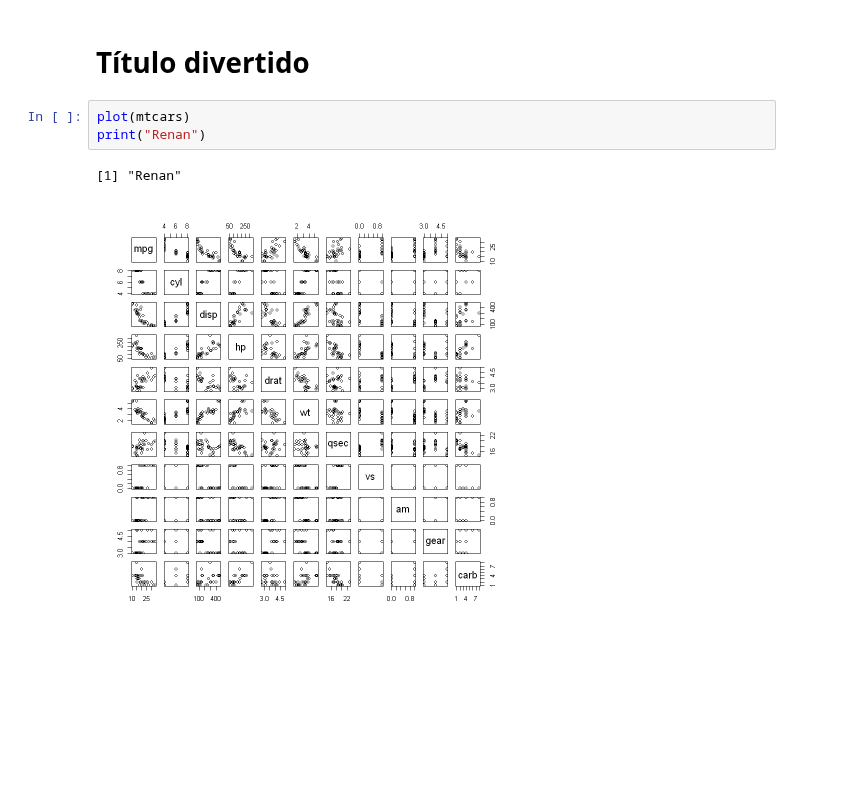
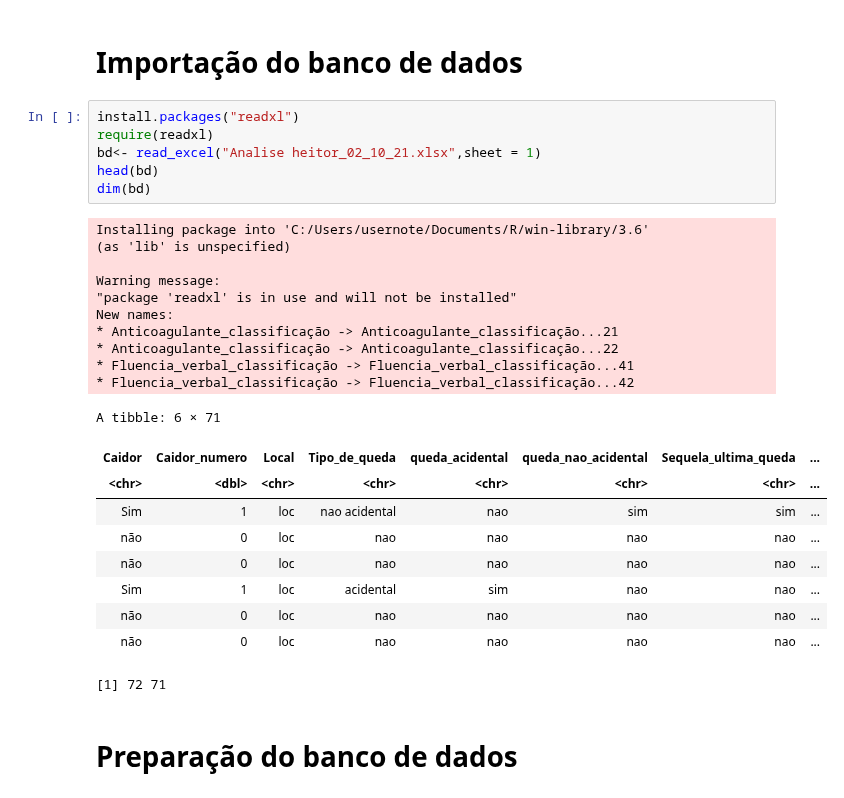
Before and after one commit to RenanBaltar/Analises_Heitor, a Jupyter notebook: Analise_Heitor.ipynb, the cells around one changed output. Drawn from its saved outputs; the diff is of its cells as text; blank space fills up the shorter version.

Commit message:
analise-heitor

```diff
--- a/Analise_Heitor.ipynb
+++ b/Analise_Heitor.ipynb
@@ -1,8 +1,31 @@
-# %% [markdown]
-# Título divertido
-# %%
-plot(mtcars)
-print("Renan")
-# %% [output]
-[1] "Renan"
-[figure, removed]
+# %% [markdown]
+# Importação do banco de dados
+# %%
+install.packages("readxl")
+require(readxl)
+bd<- read_excel("Analise heitor_02_10_21.xlsx",sheet = 1)
+head(bd)
+dim(bd)
+# %% [output]
+Installing package into 'C:/Users/usernote/Documents/R/win-library/3.6'
+(as 'lib' is unspecified)
+
+Warning message:
+"package 'readxl' is in use and will not be installed"
+New names:
+* Anticoagulante_classificação -> Anticoagulante_classificação...21
+* Anticoagulante_classificação -> Anticoagulante_classificação...22
+* Fluencia_verbal_classificação -> Fluencia_verbal_classificação...41
+* Fluencia_verbal_classificação -> Fluencia_verbal_classificação...42
+A tibble: 6 × 71
+| Caidor | Caidor_numero | Local | Tipo_de_queda | queda_acidental | queda_nao_acidental | Sequela_ultima_queda | ... |
+| <chr> | <dbl> | <chr> | <chr> | <chr> | <chr> | <chr> | ... |
+| Sim | 1 | loc | nao acidental | nao | sim | sim | ... |
+| não | 0 | loc | nao | nao | nao | nao | ... |
+| não | 0 | loc | nao | nao | nao | nao | ... |
+| Sim | 1 | loc | acidental | sim | nao | nao | ... |
+| não | 0 | loc | nao | nao | nao | nao | ... |
+| não | 0 | loc | nao | nao | nao | nao | ... |
+[1] 72 71
+# %% [markdown]
+# Preparação do banco de dados
```
Also changed, not shown: parts of 12 cells of this notebook.
